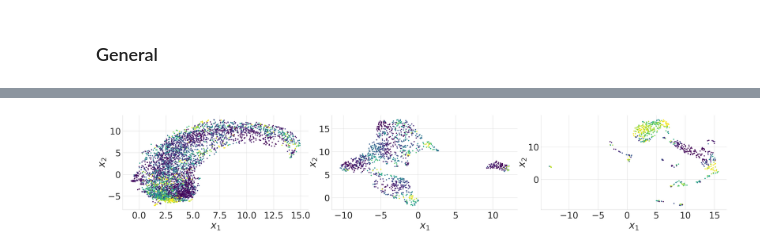
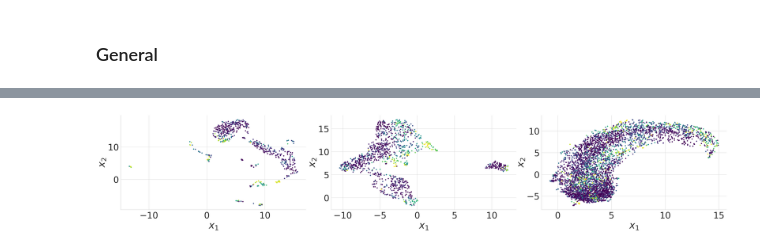
Before and after one commit to Paytonco/velocityPrediction, a Jupyter notebook: notebooks/predict.ipynb, the cells around one changed output, grey strips where cells are left out. Saved outputs shown, nothing was run; the diff lists cells and outputs as text; code cells hidden in the pictures.

```diff
--- a/notebooks/predict.ipynb
+++ b/notebooks/predict.ipynb
@@ -134,0 +138,18 @@ assert len(dataset_rows) == 4
+# %%
+dataset_rows = duckdb.sql("""
+select
+    id as Dataset
+from datasets_for_training_on_three
+""")
+alt_ids = (
+    'pn6yc89n',
+)
+training_conf_rows = duckdb.sql(f"""
+select
+    alt_id, id as Conf
+from Conf
+where alt_id in {alt_ids}
+""")
+training_conf_rows.show(max_width=125)
+assert len(training_conf_rows) == 1
+assert len(dataset_rows) == 4
@@ -226,12 +254,13 @@ where true
 and dataset_name != 'PANCREAS'
 and split = 'val'
 --and split != 'test'
-""")
+""").pl()
 plot_heatmap = (
     sns.relplot(
         kind='scatter',
-        data=to_plot.pl(),
+        data=to_plot,
         col='dataset_name',
+        col_order=sorted(to_plot['dataset_name'].unique(), key=plots.ORDER_DATASET.get),
         hue='cosine_distance',
         hue_norm=(0, 2),
         palette='viridis',
@@ -239,31 +268,31 @@ plot_heatmap = (
         height=10,
         aspect=1.5,
         # s=64,
         edgecolor='none',
         facet_kws=dict(
             sharex=False,
             sharey=False,
         ),
         legend=False,
     )
     .set_titles('')
 )
 for (row, col, hue), data in plot_heatmap.facet_data():
     ax = plot_heatmap.axes[row][col]
     ax.set_xlabel('$x_1$')
     ax.set_ylabel('$x_2$')
     if False:
         x1, x2 = data['x1'], data['x2']
         v1, v2 = data['v1_pred'], data['v2_pred']
         color = None
     elif False:
         x1, x2 = data['x1'], data['x2']
         x1 = pd.concat([x1] * 2, ignore_index=True)
         x2 = pd.concat([x2] * 2, ignore_index=True)
         v1 = data[['v1', 'v1_pred']].melt(var_name='is_pred', value_name='v')
         v1, is_pred = v1['v'], (v1['is_pred'] == 'v1_pred').astype(float)
         v2 = data[['v2', 'v2_pred']].melt(var_name='is_pred', value_name='v')['v']
         cmap = matplotlib.colors.LinearSegmentedColormap.from_list('vel_pred', ['tab:orange', 'deepskyblue'])
         color = cmap(is_pred)
 # %% [output]
-[figure, old version]
+[figure, new version]
```
Also changed, not shown: parts of 11 cells of this notebook, 2 other files.
